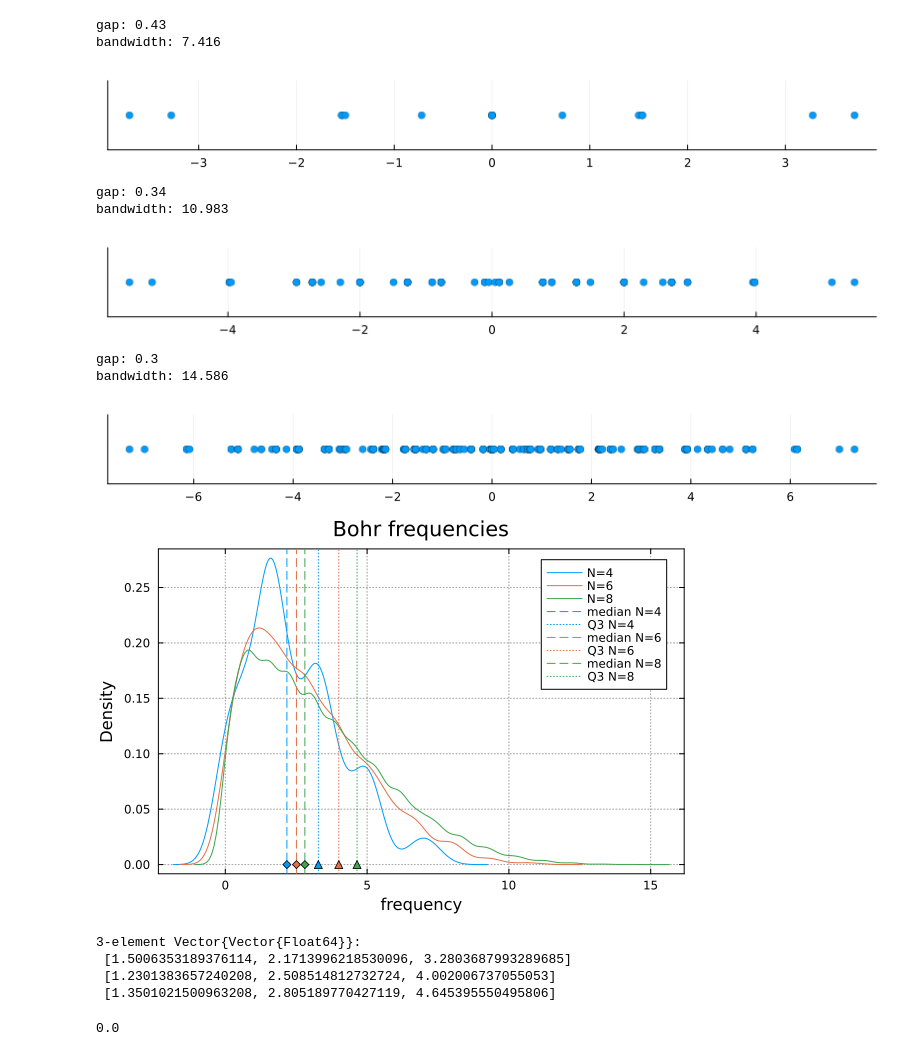
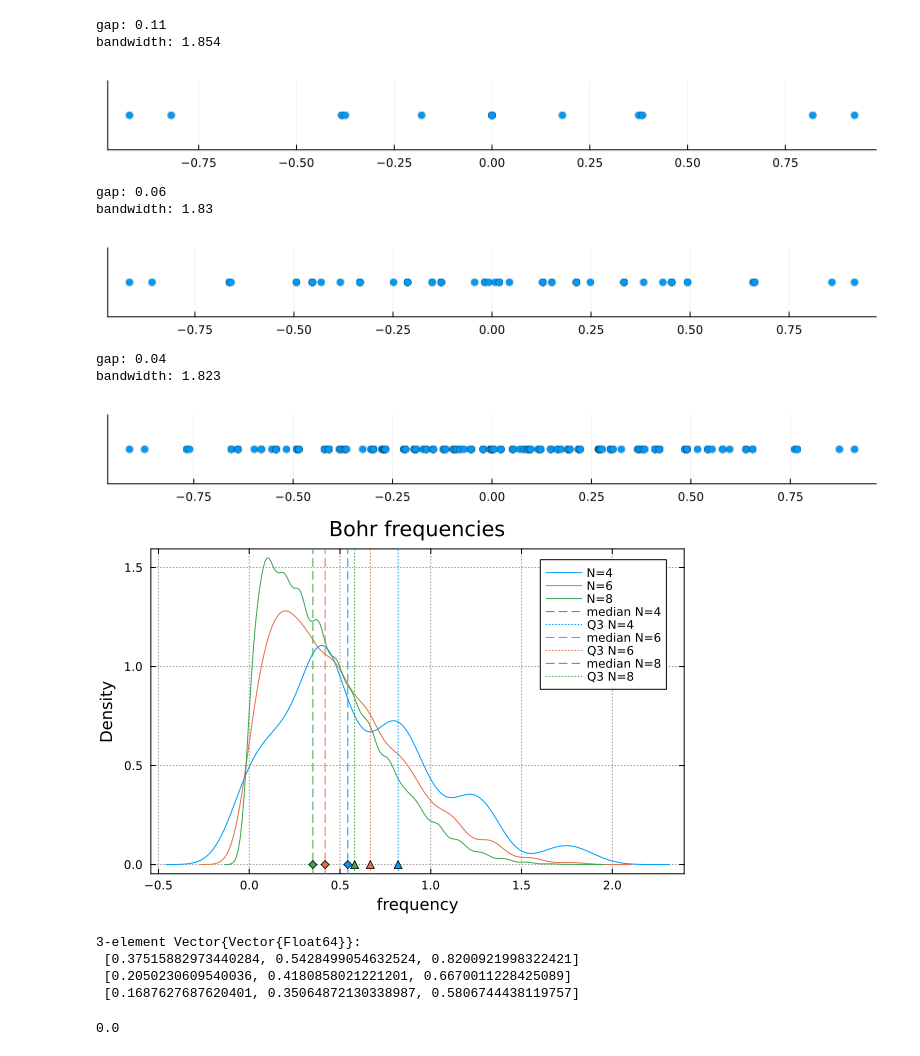
Before and after one commit to gabrielmaresch/groundstate_prep, a Jupyter notebook: bohr_analysis.ipynb, the cells around one changed output. Drawn from its saved outputs; the diff is of its cells as text; code cells hidden in the pictures.

```diff
--- a/bohr_analysis.ipynb
+++ b/bohr_analysis.ipynb
@@ -42,6 +42,8 @@ s = [Float64[] for _ in Ns]
 
 for i in 1:3
     N = Ns[i]
+    norm = N*sqrt(J^2+h^2)
+
     H = transverse_ising_hamiltonian(N, J/norm, h/norm);
 
     s[i] = get_spectrum(H)
@@ -52,15 +54,15 @@ for i in 1:3
     display(scatter(spectrum, zeros(length(spectrum)), ylim=(-1,1),yticks=false, ylabel="", label="", aspect_ratio=:auto, size=(800,100)))
 end
 # %% [output]
-gap: 0.43
-bandwidth: 7.416
+gap: 0.11
+bandwidth: 1.854
-[figure, old version]
+[figure, new version]
-gap: 0.34
-bandwidth: 10.983
+gap: 0.06
+bandwidth: 1.83
-[figure, old version]
+[figure, new version]
-gap: 0.3
-bandwidth: 14.586
+gap: 0.04
+bandwidth: 1.823
-[figure, old version]
+[figure, new version]
 # %%
 bohrs = [Float64[] for _ in s]
 
@@ -69,39 +71,39 @@ for k in eachindex(s)
     for i in 1:(length(spectrum)-1)
         for j in (i+1):length(spectrum)
             push!(bohrs[k], spectrum[j]-spectrum[i])
             if bohrs[k][end] < 0
                 println(i,j, bohrs[k][end])
             end
         end
     end
 end
 
 colors = palette(:default)[1:length(bohrs)]
 
 p = density(bohrs[1]; label="N=$(Ns[1])", xlabel="frequency", ylabel="Density", color=colors[1], title="Bohr frequencies")
 for k in 2:length(bohrs)
     density!(p, bohrs[k]; label="N=$(Ns[k])", color=colors[k])
 end
 
 medians = median.(bohrs)
 third_quartiles = [quantile(bohr, 0.75) for bohr in bohrs]
 for k in eachindex(medians)
     vline!(p, [medians[k]]; label="median N=$(Ns[k])", linestyle=:dash, color=colors[k])
     scatter!(p, [medians[k]], [0.0]; label="", marker=:diamond, color=colors[k])
     vline!(p, [third_quartiles[k]]; label="Q3 N=$(Ns[k])", linestyle=:dot, color=colors[k])
     scatter!(p, [third_quartiles[k]], [0.0]; label="", marker=:utriangle, color=colors[k])
 end
 plot!(p; framestyle=:box, grid=true, xgrid=true, ygrid=true, gridalpha=0.45, gridlinewidth=1, gridstyle=:dot, foreground_color_grid=:gray, foreground_color_axis=:black, foreground_color_border=:black)
-savefig("docu/bohr_density_plot.png")
+savefig("docu/plots/bohr_density_plot.png")
 display(p)
 
 quantile.(bohrs, Ref([0.25, 0.5, 0.75]))  # 25%, 50% (median), and 75% quantiles
 # %% [output]
-[figure, old version]
+[figure, new version]
 3-element Vector{Vector{Float64}}:
- [1.5006353189376114, 2.1713996218530096, 3.2803687993289685]
- [1.2301383657240208, 2.508514812732724, 4.002006737055053]
- [1.3501021500963208, 2.805189770427119, 4.645395550495806]
+ [0.37515882973440284, 0.5428499054632524, 0.8200921998322421]
+ [0.2050230609540036, 0.4180858021221201, 0.6670011228425089]
+ [0.1687627687620401, 0.35064872130338987, 0.5806744438119757]
 # %%
 h = fit(Histogram, bohr, nbins=30)
 peak_bin = argmax(h.weights)
```
Also changed, not shown: parts of 1 cell of this notebook, 35 other files.
